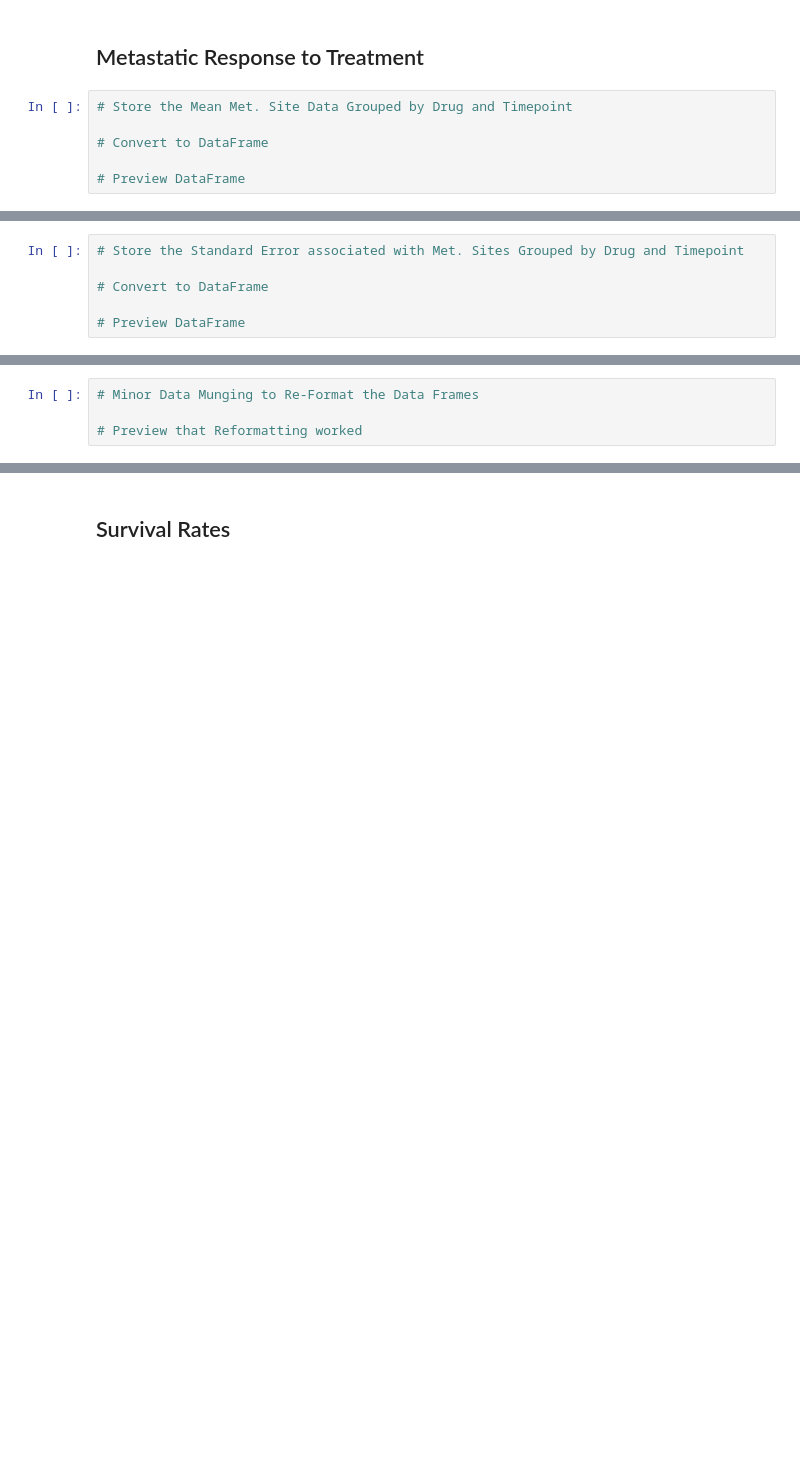
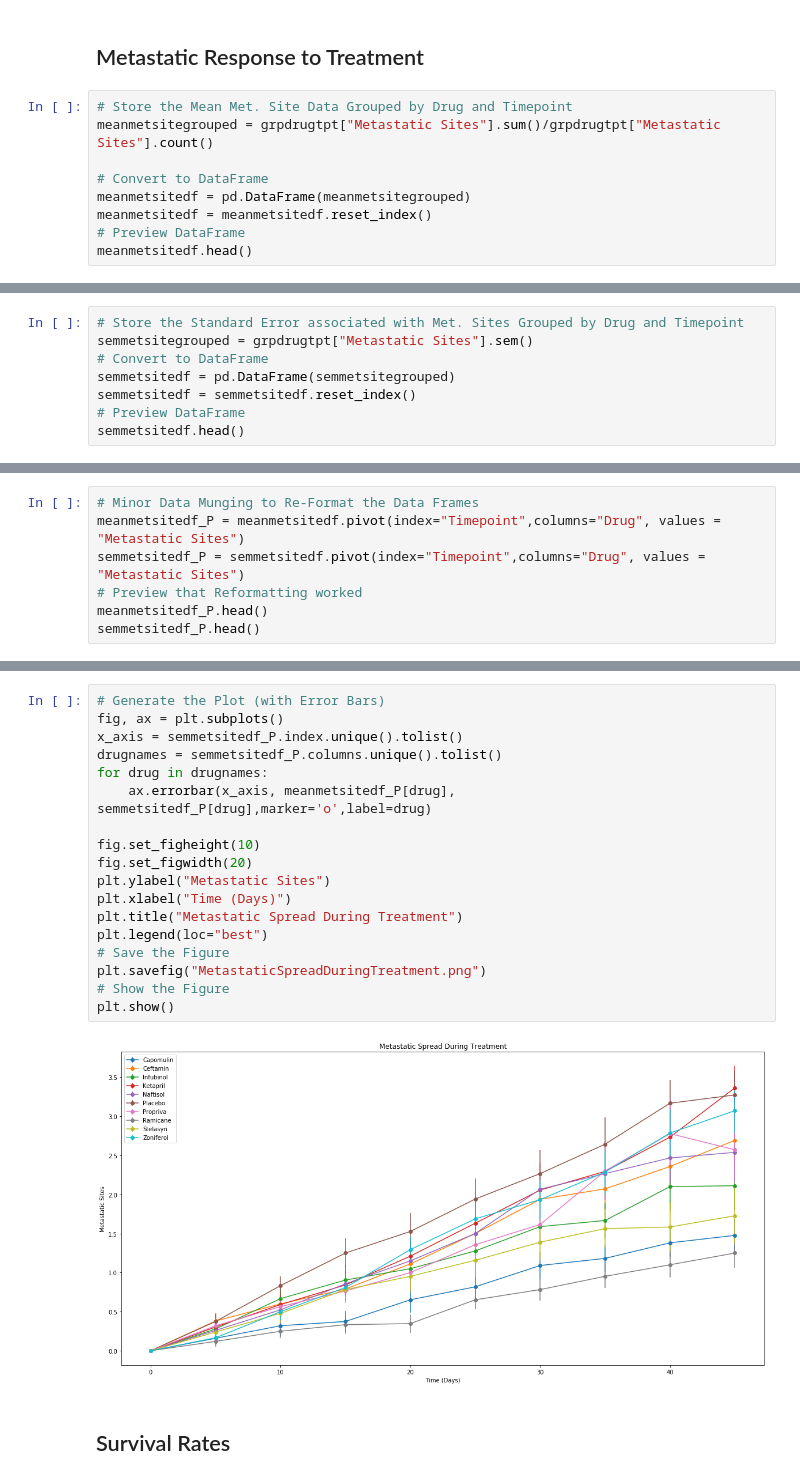
Before and after one commit to kodesiba/matplotlib-challenge, a Jupyter notebook: Pymaceuticals/pymaceuticals.ipynb, the cells around one changed output, grey strips where cells are left out. Saved outputs shown, nothing was run; the diff lists cells and outputs as text; blank space fills up the shorter version.

Commit message:
finish met sites part

```diff
--- a/Pymaceuticals/pymaceuticals.ipynb
+++ b/Pymaceuticals/pymaceuticals.ipynb
@@ -102,7 +101,10 @@ plt.show()
 ## Metastatic Response to Treatment
 # %%
 # Store the Mean Met. Site Data Grouped by Drug and Timepoint
+meanmetsitegrouped = grpdrugtpt["Metastatic Sites"].sum()/grpdrugtpt["Metastatic Sites"].count()
 
 # Convert to DataFrame
-
+meanmetsitedf = pd.DataFrame(meanmetsitegrouped)
+meanmetsitedf = meanmetsitedf.reset_index()
 # Preview DataFrame
+meanmetsitedf.head()
@@ -118,6 +118,8 @@ plt.show()
 # %%
 # Store the Standard Error associated with Met. Sites Grouped by Drug and Timepoint
-
+semmetsitegrouped = grpdrugtpt["Metastatic Sites"].sem()
 # Convert to DataFrame
-
+semmetsitedf = pd.DataFrame(semmetsitegrouped)
+semmetsitedf = semmetsitedf.reset_index()
 # Preview DataFrame
+semmetsitedf.head()
@@ -133,4 +133,7 @@ plt.show()
 # %%
 # Minor Data Munging to Re-Format the Data Frames
-
+meanmetsitedf_P = meanmetsitedf.pivot(index="Timepoint",columns="Drug", values = "Metastatic Sites")
+semmetsitedf_P = semmetsitedf.pivot(index="Timepoint",columns="Drug", values = "Metastatic Sites")
 # Preview that Reformatting worked
+meanmetsitedf_P.head()
+semmetsitedf_P.head()
@@ -154,3 +148,23 @@ plt.show()
+# %%
+# Generate the Plot (with Error Bars)
+fig, ax = plt.subplots()
+x_axis = semmetsitedf_P.index.unique().tolist()
+drugnames = semmetsitedf_P.columns.unique().tolist()
+for drug in drugnames:
+    ax.errorbar(x_axis, meanmetsitedf_P[drug], semmetsitedf_P[drug],marker='o',label=drug)
+
+fig.set_figheight(10)
+fig.set_figwidth(20)
+plt.ylabel("Metastatic Sites")
+plt.xlabel("Time (Days)")
+plt.title("Metastatic Spread During Treatment")
+plt.legend(loc="best")
+# Save the Figure
+plt.savefig("MetastaticSpreadDuringTreatment.png")
+# Show the Figure
+plt.show()
+# %% [output]
+[figure, added]
 # %% [markdown]
 ## Survival Rates
 # %%
```
Also changed, not shown: parts of 14 cells of this notebook, 1 other file.
